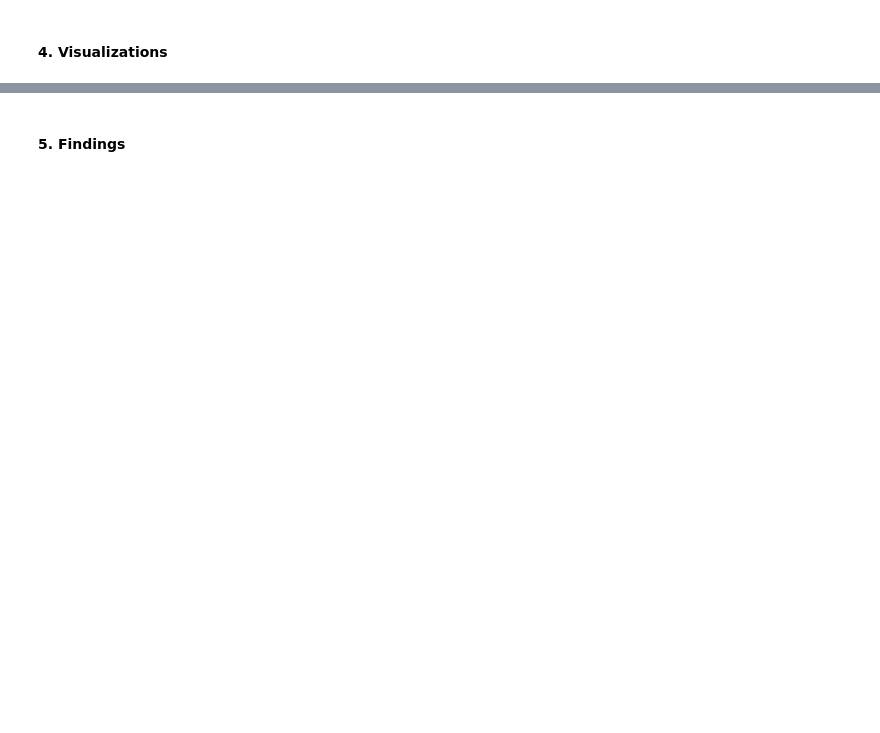
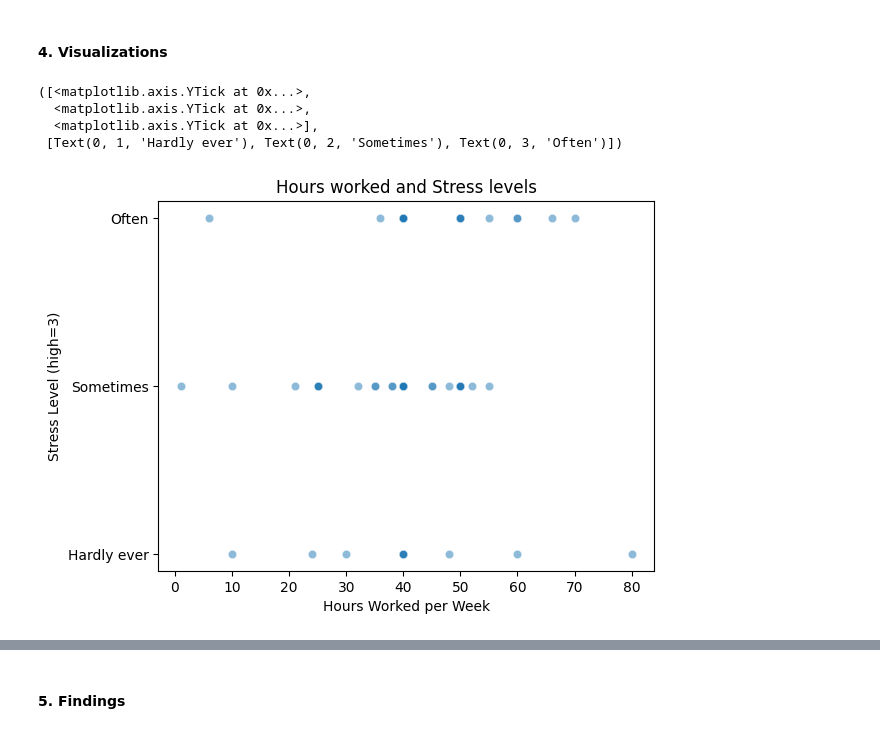
Before and after one commit to kguzman24/EDA, a Jupyter notebook: lab/gss.ipynb, the cells around one changed output, grey strips where cells are left out. Saved outputs shown, nothing was run; the diff lists cells and outputs as text; code cells hidden in the pictures; blank space fills up the shorter version.

```diff
--- a/lab/gss.ipynb
+++ b/lab/gss.ipynb
@@ -43,0 +59,35 @@ print(os.getcwd())
+# %%
+#cleaning data
+GSS_data["hrs2"] = pd.to_numeric(GSS_data["hrs2"], errors="coerce")
+GSS_data.head()
+
+#cleaning stress variable
+stress_mapping = {
+    "Often":3,
+    "Sometimes":2,
+    "Hardly ever":1
+}
+print(GSS_data.dtypes)
+GSS_data["stress_numeric"] = GSS_data["stress"].map(stress_mapping)
+GSS_data_clean = GSS_data.dropna(subset=["hrs2","stress_numeric"])
+
+#cleaning happiness in marriage column and perspectives on divorce laws
+valid_hapmar = ["VERY HAPPY", "PRETTY HAPPY", "NOT TOO HAPPY"]
+valid_divlaw = ["Easier", "More difficult", "Stay as is"]
+GSS_data_clean = GSS_data[GSS_data["hapmar"].isin(valid_hapmar) & GSS_data["divlaw"].isin(valid_divlaw)]
+
+#cleaning lifenow and work vs family
+GSS_data["lifenow"] = pd.to_numeric(GSS_data["lifenow"],errors="coerce")
+GSS_data_clean= GSS_data.dropna(subset=["lifenow"])
+valid_wkvsfam = ["Often", "Sometimes", "Rarely", "Never"]
+GSS_data_clean = GSS_data[GSS_data["wkvsfam"].isin(valid_wkvsfam)&GSS_data["lifenow"].notna()]
+
+#print(GSS_data_clean["xmarsex"].value_counts())
+
+#cleaning relatsex and xmarsex
+valid_relatsex = [
+    "Yes, the last time i had sex, it was with someone i was in an on-going relationship with",
+    "No, the last time i had sex, it was not with someone i was in an on-going relationship with"]
+valid_xmarsex= ["ALWAYS WRONG", "ALMST ALWAYS WRG", "SOMETIMES WRONG","NOT WRONG AT ALL"]
+GSS_data_clean = GSS_data[GSS_data["relatsex"].isin(valid_relatsex)& GSS_data["xmarsex"].isin(valid_xmarsex)]
+#print(GSS_data_clean["wkvsfam"].value_counts())
@@ -55,0 +114,13 @@ print(os.getcwd())
+# %%
+#hours worked and stress levels
+sns.scatterplot(data=GSS_data_clean, x="hrs2",y="stress_numeric", alpha=0.5)
+plt.xlabel("Hours Worked per Week")
+plt.ylabel("Stress Level (high=3)")
+plt.title("Hours worked and Stress levels")
+plt.yticks([1, 2, 3], ["Hardly ever", "Sometimes", "Often"])
+# %% [output]
+([<matplotlib.axis.YTick at 0x...>,
+  <matplotlib.axis.YTick at 0x...>,
+  <matplotlib.axis.YTick at 0x...>],
+ [Text(0, 1, 'Hardly ever'), Text(0, 2, 'Sometimes'), Text(0, 3, 'Often')])
+[figure, added]
```
Also changed, not shown: parts of 13 cells of this notebook, 1 other file.
